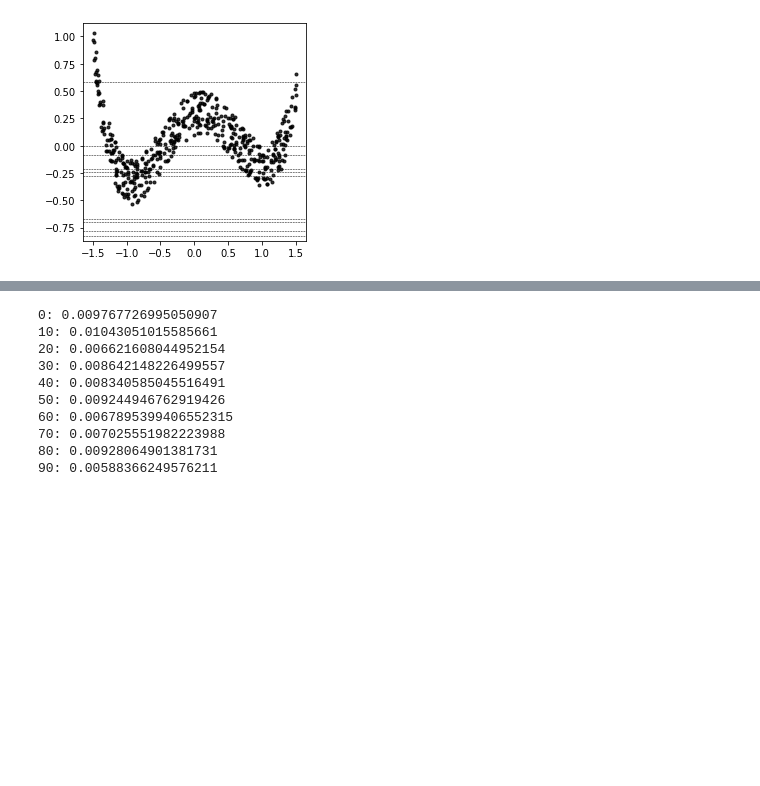
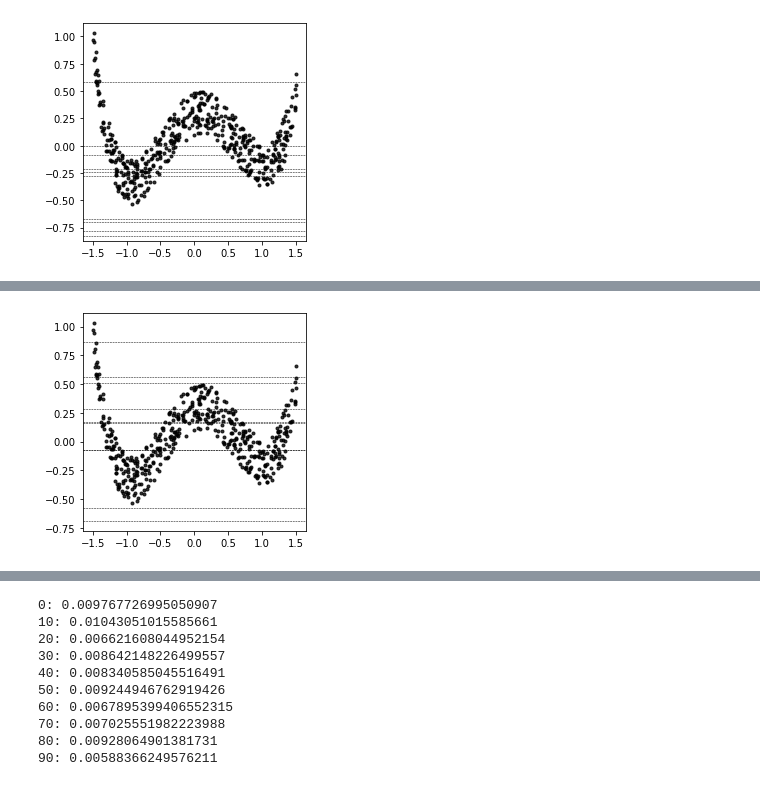
Before and after one commit to mackelab/neuralgbi, a Jupyter notebook: paper/fig4/notebooks/01_distance_learning.ipynb, the cells around one changed output, grey strips where cells are left out. Saved outputs shown, nothing was run; the diff lists cells and outputs as text; code cells hidden in the pictures; blank space fills up the shorter version.

```diff
--- a/paper/fig4/notebooks/01_distance_learning.ipynb
+++ b/paper/fig4/notebooks/01_distance_learning.ipynb
@@ -408,0 +260,6 @@ plt.tight_layout()
+# %%
+plt.figure(figsize=(4,4))
+plt.plot(theta, x, '.k', alpha=0.8)
+[plt.axhline(x, lw=0.5, color='k', ls='--') for x in x_test];
+# %% [output]
+[figure, added]
```
Also changed, not shown: parts of 12 cells of this notebook, 7 other files.
